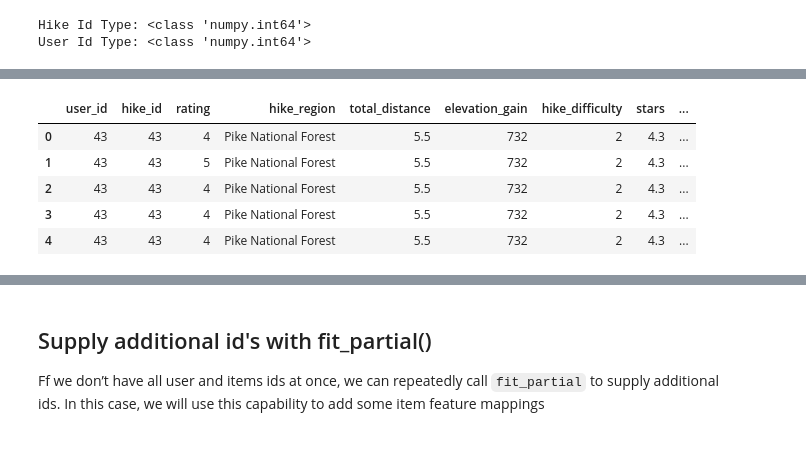
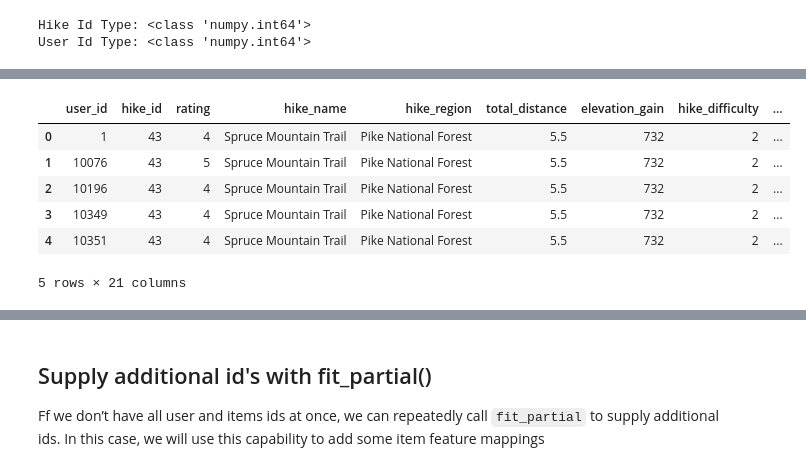
Before and after one commit to helenabarmer/lightfm-recsys, a Jupyter notebook: lightfm.ipynb, the cells around one changed output, grey strips where cells are left out. Saved outputs shown, nothing was run; the diff lists cells and outputs as text; code cells hidden in the pictures.

Commit message:
add: hike name to dataset

```diff
--- a/lightfm.ipynb
+++ b/lightfm.ipynb
@@ -165,5 +165,6 @@ data = 'https://raw.githubusercontent.com/oschow/take-a-hike/master/AllTrails/da
 df = pd.read_csv(data)
 
 # Features
-data_features = 'https://raw.githubusercontent.com/oschow/take-a-hike/master/AllTrails/data/all_hikes_with_hike_id.csv'
+#data_features = 'https://raw.githubusercontent.com/oschow/take-a-hike/master/AllTrails/data/all_hikes_with_hike_id.csv'
+data_features = 'https://raw.githubusercontent.com/oschow/take-a-hike/master/AllTrails/data/all_hikes_with_hike_name.csv'
 df_features = pd.read_csv(data_features)
@@ -190,7 +219,7 @@ df = df.drop('value', 1)
 # Remove string
 df['hike_id'] = df.hike_id.str.strip('hike')
 
-df['user_id'] = df.hike_id.str.strip('user')
+df['user_id'] = df.user_id.str.strip('user')
 
 # Convert to int
 
@@ -205,11 +244,12 @@ User Id Type: <class 'numpy.int64'>
 # %%
 # Change order of columns
-df = df[['user_id', 'hike_id', 'rating', 'hike_region','total_distance','elevation_gain','hike_difficulty','stars','loop', 'out_and_back', 'point_to_point','dog_friendly', 'kid_friendly', 'camping', 'waterfall', 'river','lake', 'wildflowers', 'wildlife','views']]
+df = df[['user_id', 'hike_id', 'rating', 'hike_name', 'hike_region','total_distance','elevation_gain','hike_difficulty','stars','loop', 'out_and_back', 'point_to_point','dog_friendly', 'kid_friendly', 'camping', 'waterfall', 'river','lake', 'wildflowers', 'wildlife','views']]
 df.head()
 # %% [output]
-|  | user_id | hike_id | rating | hike_region | total_distance | elevation_gain | hike_difficulty | stars | ... |
-| 0 | 43 | 43 | 4 | Pike National Forest | 5.5 | 732 | 2 | 4.3 | ... |
-| 1 | 43 | 43 | 5 | Pike National Forest | 5.5 | 732 | 2 | 4.3 | ... |
-| 2 | 43 | 43 | 4 | Pike National Forest | 5.5 | 732 | 2 | 4.3 | ... |
-| 3 | 43 | 43 | 4 | Pike National Forest | 5.5 | 732 | 2 | 4.3 | ... |
-| 4 | 43 | 43 | 4 | Pike National Forest | 5.5 | 732 | 2 | 4.3 | ... |
+|  | user_id | hike_id | rating | hike_name | hike_region | total_distance | elevation_gain | hike_difficulty | ... |
+| 0 | 1 | 43 | 4 | Spruce Mountain Trail | Pike National Forest | 5.5 | 732 | 2 | ... |
+| 1 | 10076 | 43 | 5 | Spruce Mountain Trail | Pike National Forest | 5.5 | 732 | 2 | ... |
+| 2 | 10196 | 43 | 4 | Spruce Mountain Trail | Pike National Forest | 5.5 | 732 | 2 | ... |
+| 3 | 10349 | 43 | 4 | Spruce Mountain Trail | Pike National Forest | 5.5 | 732 | 2 | ... |
+| 4 | 10351 | 43 | 4 | Spruce Mountain Trail | Pike National Forest | 5.5 | 732 | 2 | ... |
+5 rows × 21 columns
```
Also changed, not shown: parts of 28 cells of this notebook.
